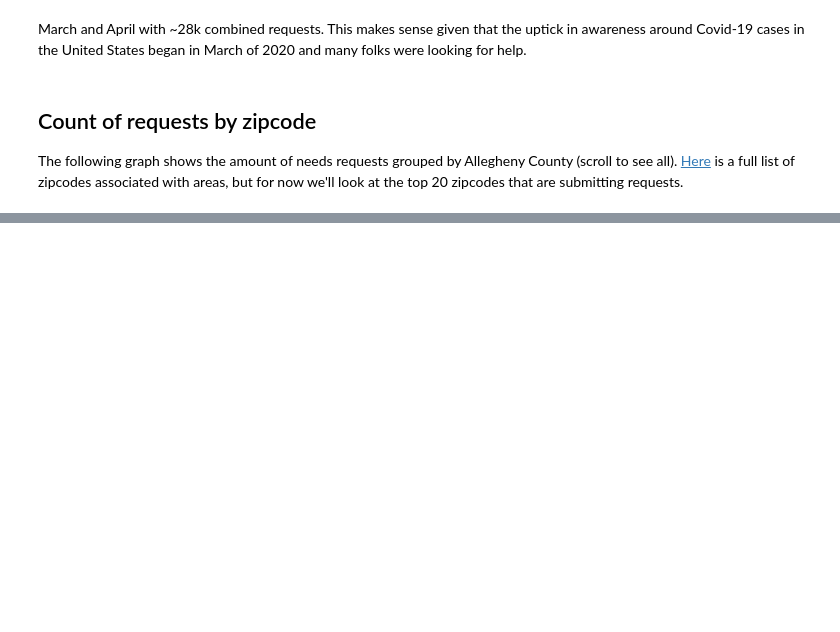
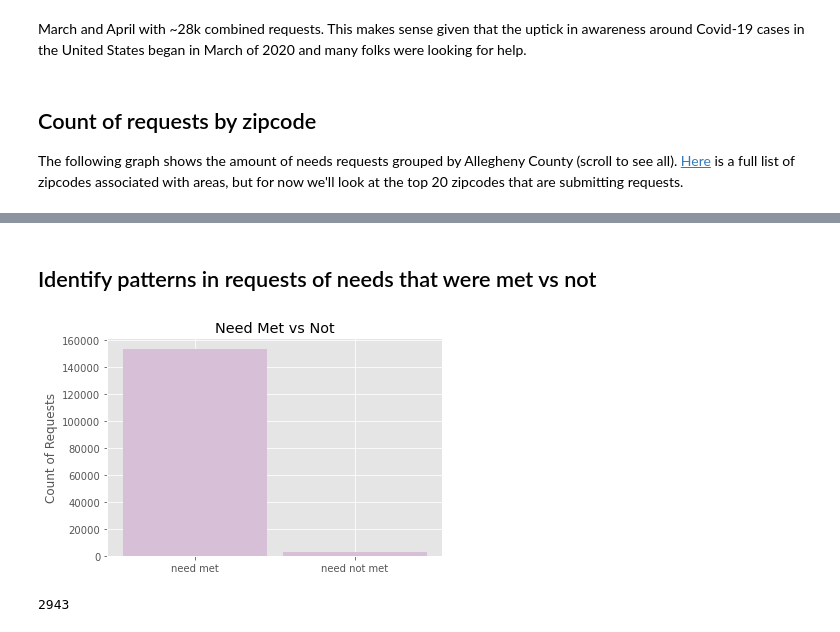
Before and after one commit to ohitsmekatie/pittsburgh-211-analysis, a Jupyter notebook: pittsburgh-211-analysis.ipynb, the cells around one changed output, grey strips where cells are left out. Saved outputs shown, nothing was run; the diff lists cells and outputs as text; code cells hidden in the pictures; blank space fills up the shorter version.

```diff
--- a/pittsburgh-211-analysis.ipynb
+++ b/pittsburgh-211-analysis.ipynb
@@ -124,3 +117,31 @@ cat_count_by_age
+# %% [markdown]
+## Identify patterns in requests of needs that were met vs not
+# %%
+# Breaking down if needs were met
+
+request_need_met = all_211_df[all_211_df["needs_met"] == "t"]
+request_need_not_met = all_211_df[all_211_df["needs_met"] == "f"]
+
+num_need_met = len(request_need_met)
+num_need_not_met = len(request_need_not_met)
+
+
+num_requests = [num_need_met, num_need_not_met]
+labels = ["need met", "need not met"]
+
+
+plt.bar(labels, num_requests, width=.9, color="thistle")
+plt.xticks(["need met", "need not met"])
+plt.ylabel("Count of Requests")
+plt.title("Need Met vs Not")
+plt.show()
+
+
+
+print(len(request_need_not_met))
+# %% [output]
+[figure, added]
+2943
 # %% [markdown]
 ## Conclusion
 
```
Also changed, not shown: parts of 14 cells of this notebook, 1 other file.
